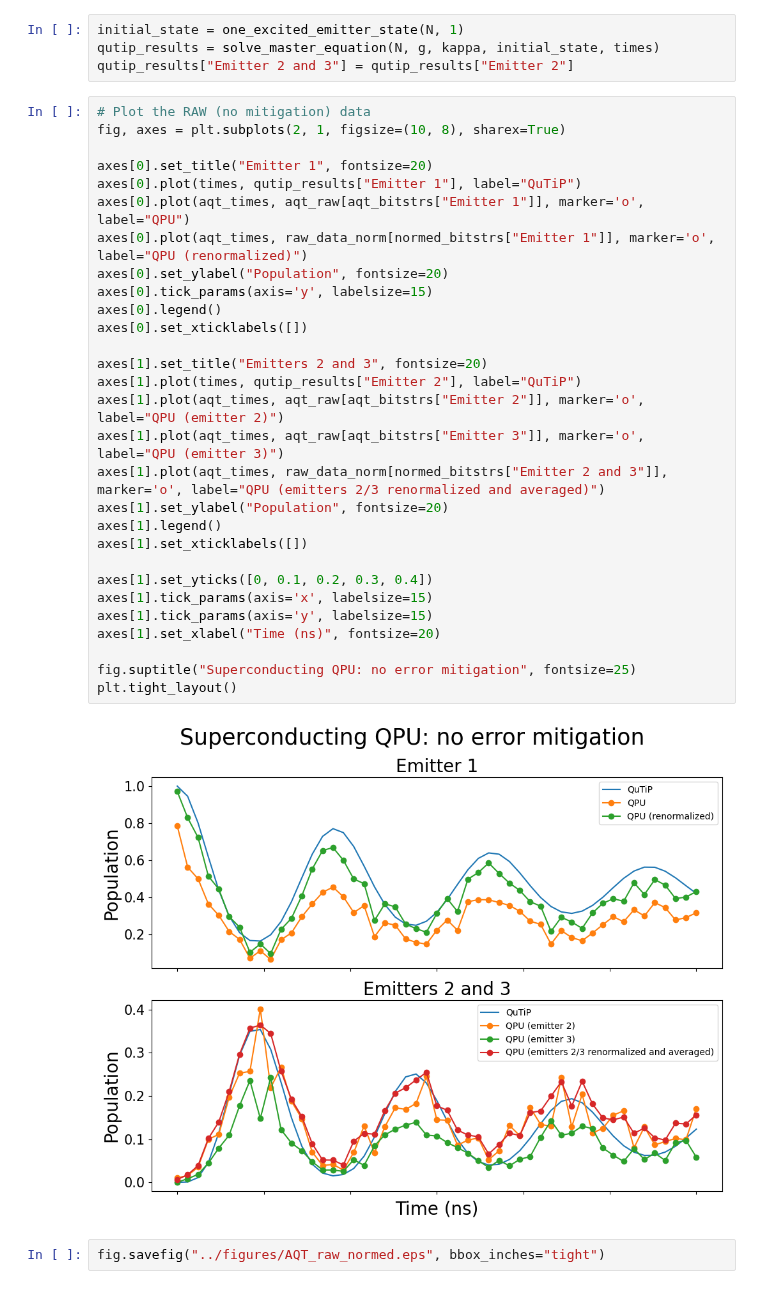
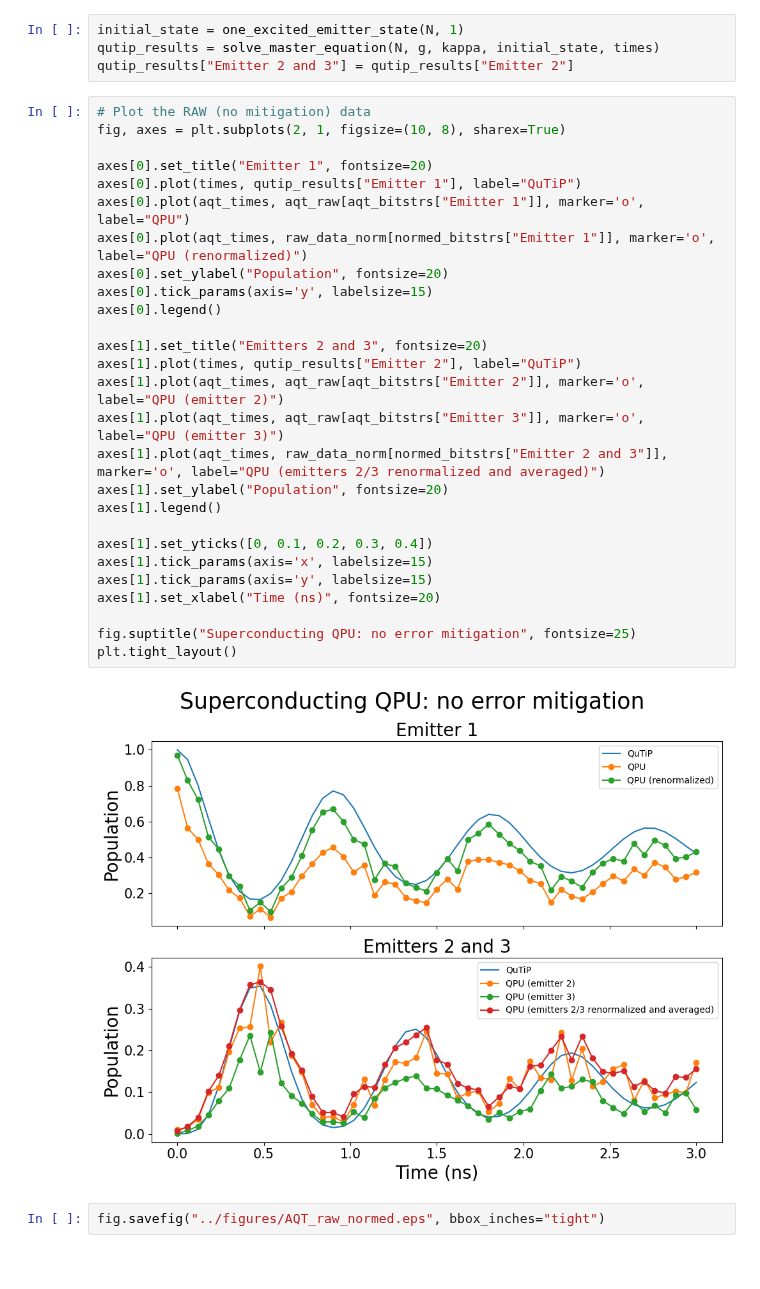
Before and after one commit to radulaski/CQED_quantum_simulation, a Jupyter notebook: notebooks/AQT_raw_normed.ipynb, the cells around one changed output. Saved outputs shown, nothing was run; the diff lists cells and outputs as text.

Commit message:
Fix x ticks in AQT raw and RC plots

```diff
--- a/notebooks/AQT_raw_normed.ipynb
+++ b/notebooks/AQT_raw_normed.ipynb
@@ -43,34 +43,32 @@ qutip_results["Emitter 2 and 3"] = qutip_results["Emitter 2"]
 # %%
 # Plot the RAW (no mitigation) data
 fig, axes = plt.subplots(2, 1, figsize=(10, 8), sharex=True)
 
 axes[0].set_title("Emitter 1", fontsize=20)
 axes[0].plot(times, qutip_results["Emitter 1"], label="QuTiP")
 axes[0].plot(aqt_times, aqt_raw[aqt_bitstrs["Emitter 1"]], marker='o', label="QPU")
 axes[0].plot(aqt_times, raw_data_norm[normed_bitstrs["Emitter 1"]], marker='o', label="QPU (renormalized)")
 axes[0].set_ylabel("Population", fontsize=20)
 axes[0].tick_params(axis='y', labelsize=15)
 axes[0].legend()
-axes[0].set_xticklabels([])
 
 axes[1].set_title("Emitters 2 and 3", fontsize=20)
 axes[1].plot(times, qutip_results["Emitter 2"], label="QuTiP")
 axes[1].plot(aqt_times, aqt_raw[aqt_bitstrs["Emitter 2"]], marker='o', label="QPU (emitter 2)")
 axes[1].plot(aqt_times, aqt_raw[aqt_bitstrs["Emitter 3"]], marker='o', label="QPU (emitter 3)")
 axes[1].plot(aqt_times, raw_data_norm[normed_bitstrs["Emitter 2 and 3"]], marker='o', label="QPU (emitters 2/3 renormalized and averaged)")
 axes[1].set_ylabel("Population", fontsize=20)
 axes[1].legend()
-axes[1].set_xticklabels([])
 
 axes[1].set_yticks([0, 0.1, 0.2, 0.3, 0.4])
 axes[1].tick_params(axis='x', labelsize=15)
 axes[1].tick_params(axis='y', labelsize=15)
 axes[1].set_xlabel("Time (ns)", fontsize=20)
 
 fig.suptitle("Superconducting QPU: no error mitigation", fontsize=25)
 plt.tight_layout()
 # %% [output]
-[figure, old version]
+[figure, new version]
 # %%
 fig.savefig("../figures/AQT_raw_normed.eps", bbox_inches="tight")
 # %% [output]
```
Also changed, not shown: 3 other files.
